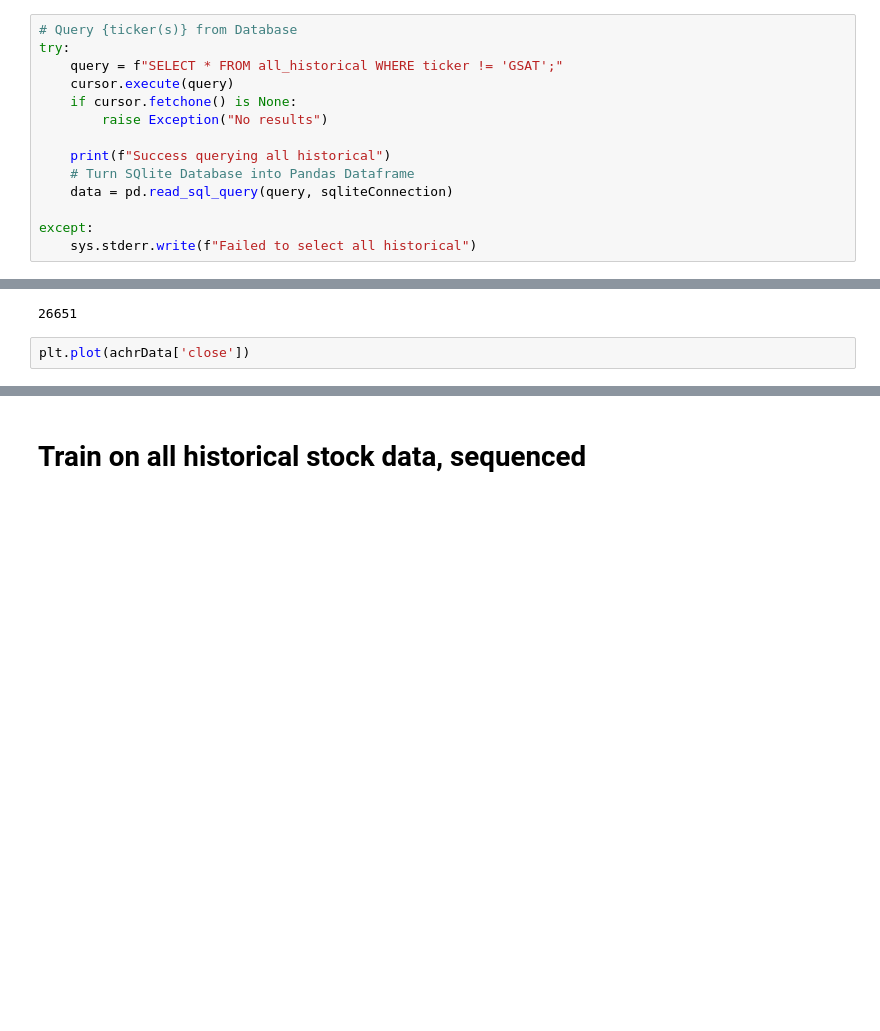
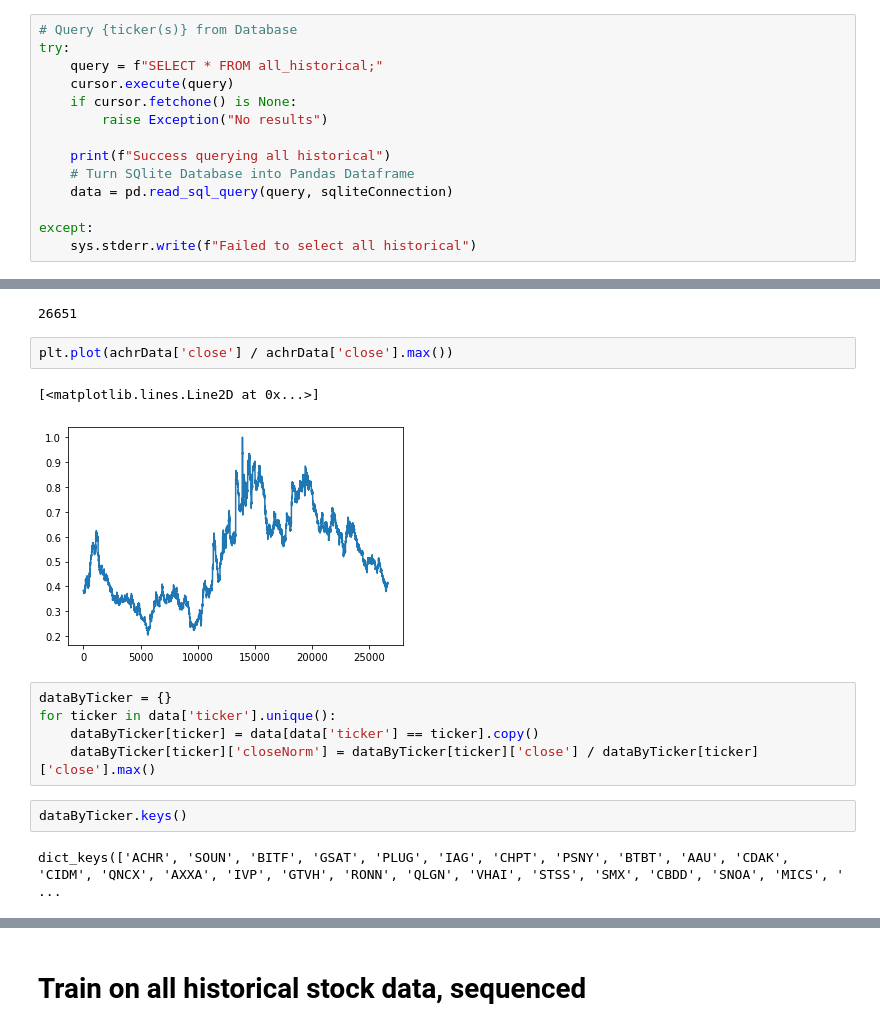
Before and after one commit to CSE-115-UCSC/penny-stock-lstm, a Jupyter notebook: dataset.ipynb, the cells around one changed output, grey strips where cells are left out. Saved outputs shown, nothing was run; the diff lists cells and outputs as text; blank space fills up the shorter version.

Commit message:
tickers normalized seperately

```diff
--- a/dataset.ipynb
+++ b/dataset.ipynb
@@ -31,7 +31,7 @@ SQlite connected with historical.db
 # %%
 # Query {ticker(s)} from Database
 try:
-    query = f"SELECT * FROM all_historical WHERE ticker != 'GSAT';"
+    query = f"SELECT * FROM all_historical;"
     cursor.execute(query)
     if cursor.fetchone() is None:
         raise Exception("No results")
@@ -88,4 +88,16 @@ len(achrData)
 # %% [output]
 26651
 # %%
-plt.plot(achrData['close'])
+plt.plot(achrData['close'] / achrData['close'].max())
+# %% [output]
+[<matplotlib.lines.Line2D at 0x...>]
+[figure, added]
+# %%
+dataByTicker = {}
+for ticker in data['ticker'].unique():
+    dataByTicker[ticker] = data[data['ticker'] == ticker].copy()
+    dataByTicker[ticker]['closeNorm'] = dataByTicker[ticker]['close'] / dataByTicker[ticker]['close'].max()
+# %%
+dataByTicker.keys()
+# %% [output]
+dict_keys(['ACHR', 'SOUN', 'BITF', 'GSAT', 'PLUG', 'IAG', 'CHPT', 'PSNY', 'BTBT', 'AAU', 'CDAK', 'CIDM', 'QNCX', 'AXXA', 'IVP', 'GTVH', 'RONN', 'QLGN', 'VHAI', 'STSS', 'SMX', 'CBDD', 'SNOA', 'MICS', ' ...
```
Also changed, not shown: parts of 2 cells of this notebook, 2 other files.
